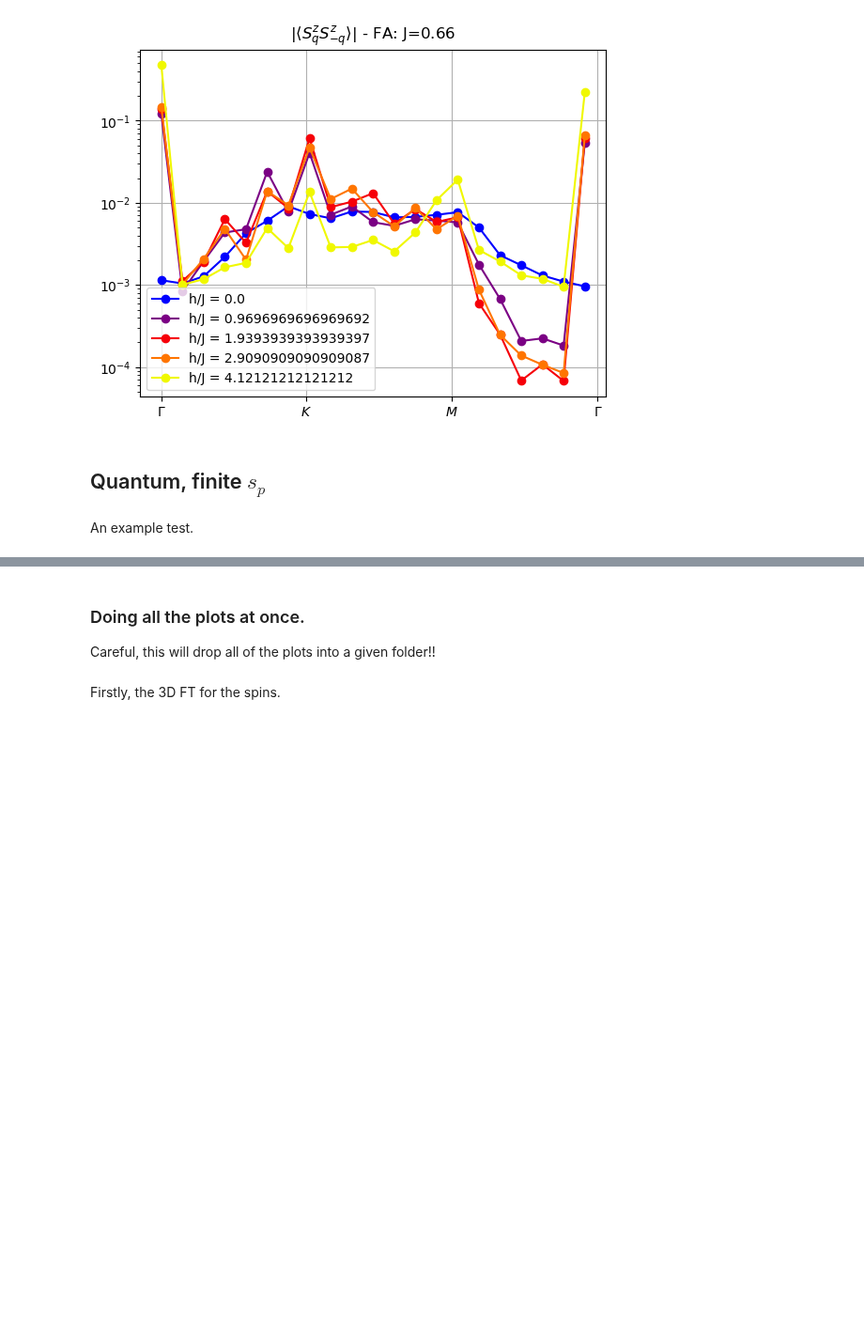
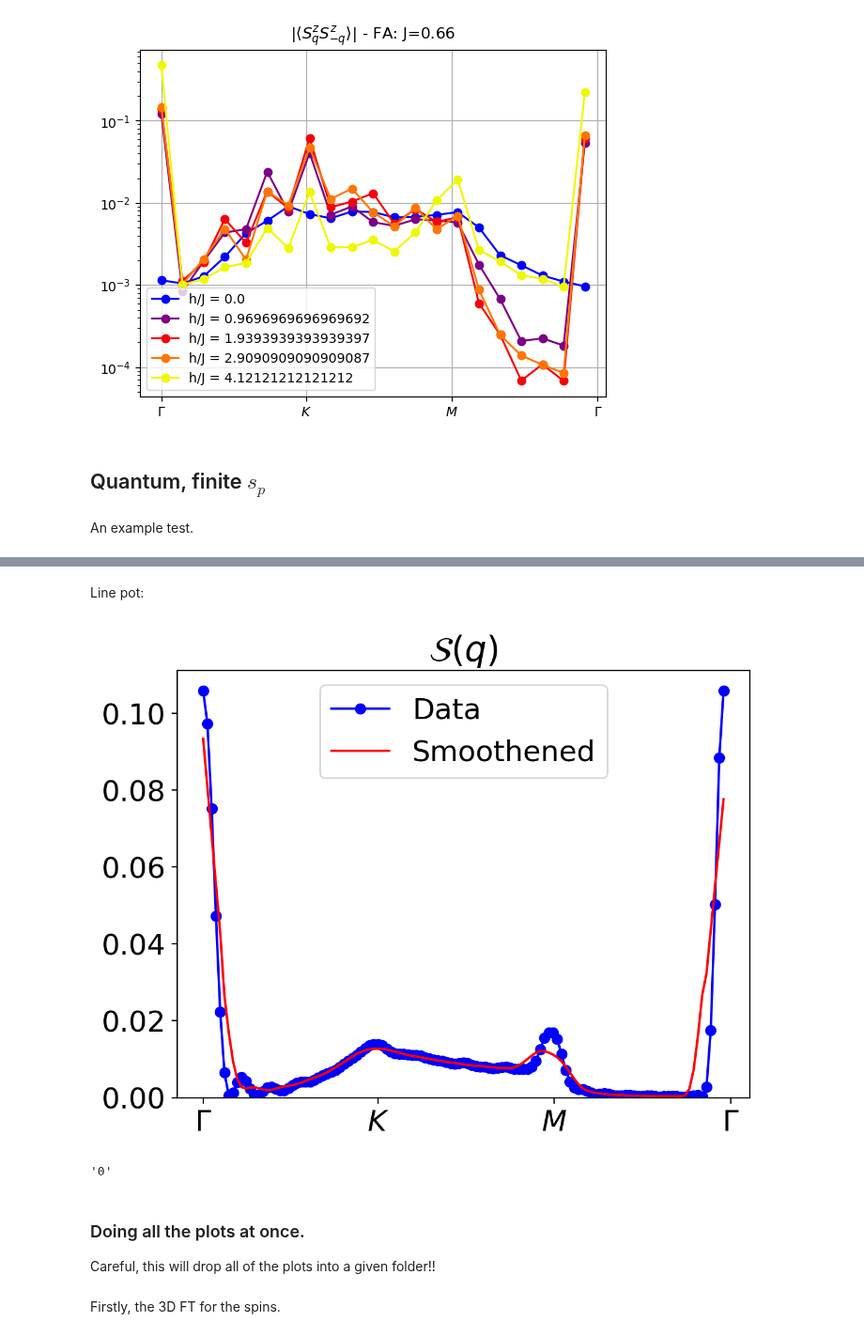
Before and after one commit to vdrouint/d-wave-other, a Jupyter notebook: kagome-tfim/processing/plot_FT.ipynb, the cells around one changed output, grey strips where cells are left out. Shown at 94% size. Drawn from its saved outputs; the diff is of its cells as text; code cells hidden in the pictures; blank space fills up the shorter version.

```diff
--- a/kagome-tfim/processing/plot_FT.ipynb
+++ b/kagome-tfim/processing/plot_FT.ipynb
@@ -333,3 +382,39 @@ plt.show()
+# %% [markdown]
+Line pot:
+# %%
+tag1 = hoverJ_apq[2]
+tag2 = slist[0]
+
+file_name = where_to_save + "line_FT_h=" + tag1 + "_" + tag2 + ".hdf5"
+data2 = h5py.File(file_name, 'r')
+finalSQ_spin_line = np.absolute(data2['avg_sigmasigma'])
+
+fig1 = plt.figure()
+ax1 = fig1.gca()
+
+# norm = plt.Normalize(0,(1/3)**2)
+# cmap = mpl.colormaps['gist_stern_r']
+
+numKpoints = len(finalSQ_spin_line)
+# numKpoints = 40
+xticks = np.array([0, numKpoints, 2*numKpoints + 1, 3*numKpoints + 2])/3
+xticks_label = [r"$\Gamma$", r"$K$", r"$M$",r"$\Gamma$"]
+
+yhat = savgol_filter(finalSQ_spin_line, 10, 1)
+
+plt.plot(finalSQ_spin_line, marker = 'o', c = 'blue', label = 'Data')
+plt.plot(yhat, linestyle = '-', c = 'red', label = 'Smoothened')
+plt.ylim([0,(1/3)**2])
+plt.xticks(ticks = xticks, labels = xticks_label);
+plt.legend()
+plt.title(r'$\mathcal{S}(q)$');
+plt.show()
+# %% [output]
+[figure, added]
+# %%
+tag1
+# %% [output]
+'0'
 # %% [markdown]
 ### Doing all the plots at once.
 
```
Also changed, not shown: parts of 5 cells of this notebook.
